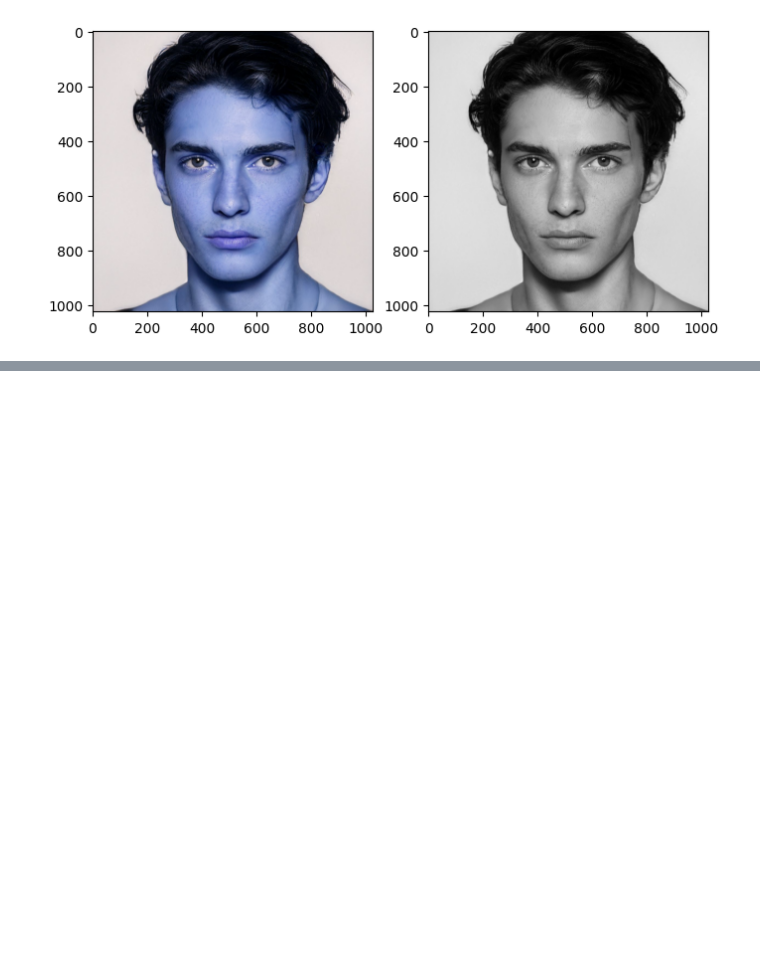
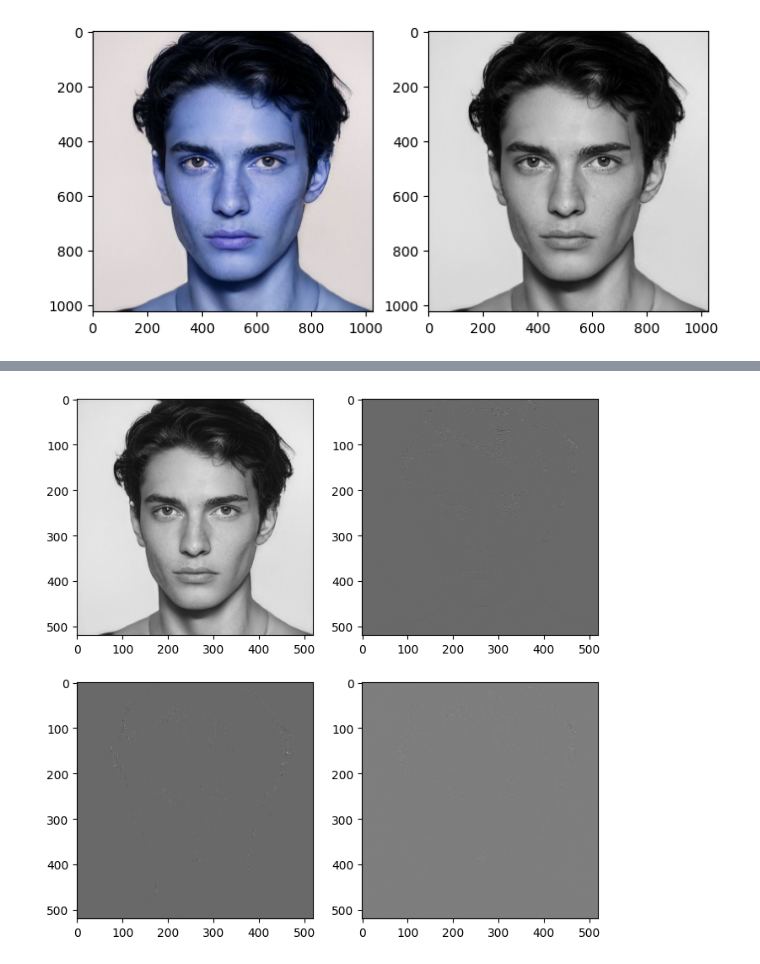
Before and after one commit to Mech-Who/JP2K_encoder_decoder_system, a Jupyter notebook: test.ipynb, the cells around one changed output, grey strips where cells are left out. Drawn from its saved outputs; the diff is of its cells as text; code cells hidden in the pictures; blank space fills up the shorter version.

```diff
--- a/test.ipynb
+++ b/test.ipynb
@@ -72,0 +61,15 @@ ValueError: Unknown wavelet name 'legall53', check wavelist() for the list of av
+# %%
+cA,(cH, cV, cD) = pywt.dwt2(gray_img, 'db9')
+
+plt.figure(figsize=(8,8))
+plt.subplot(2,2,1)
+plt.imshow(cA, cmap='gray')
+plt.subplot(2,2,2)
+plt.imshow(cH, cmap='gray')
+plt.subplot(2,2,3)
+plt.imshow(cV, cmap='gray')
+plt.subplot(2,2,4)
+plt.imshow(cD, cmap='gray')
+plt.show()
+# %% [output]
+[figure, added]
```
Also changed, not shown: parts of 8 cells of this notebook, 1 other file.
